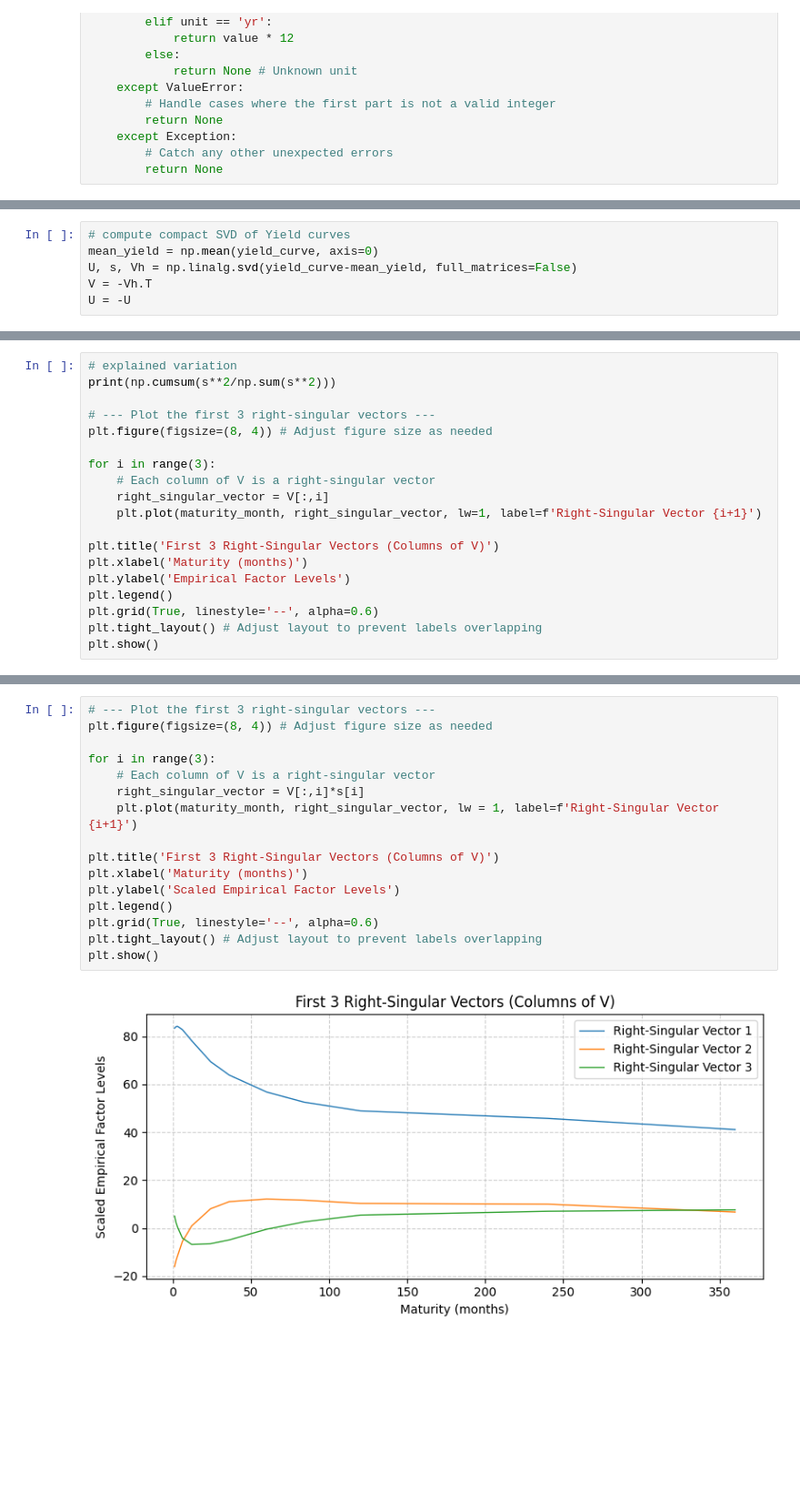
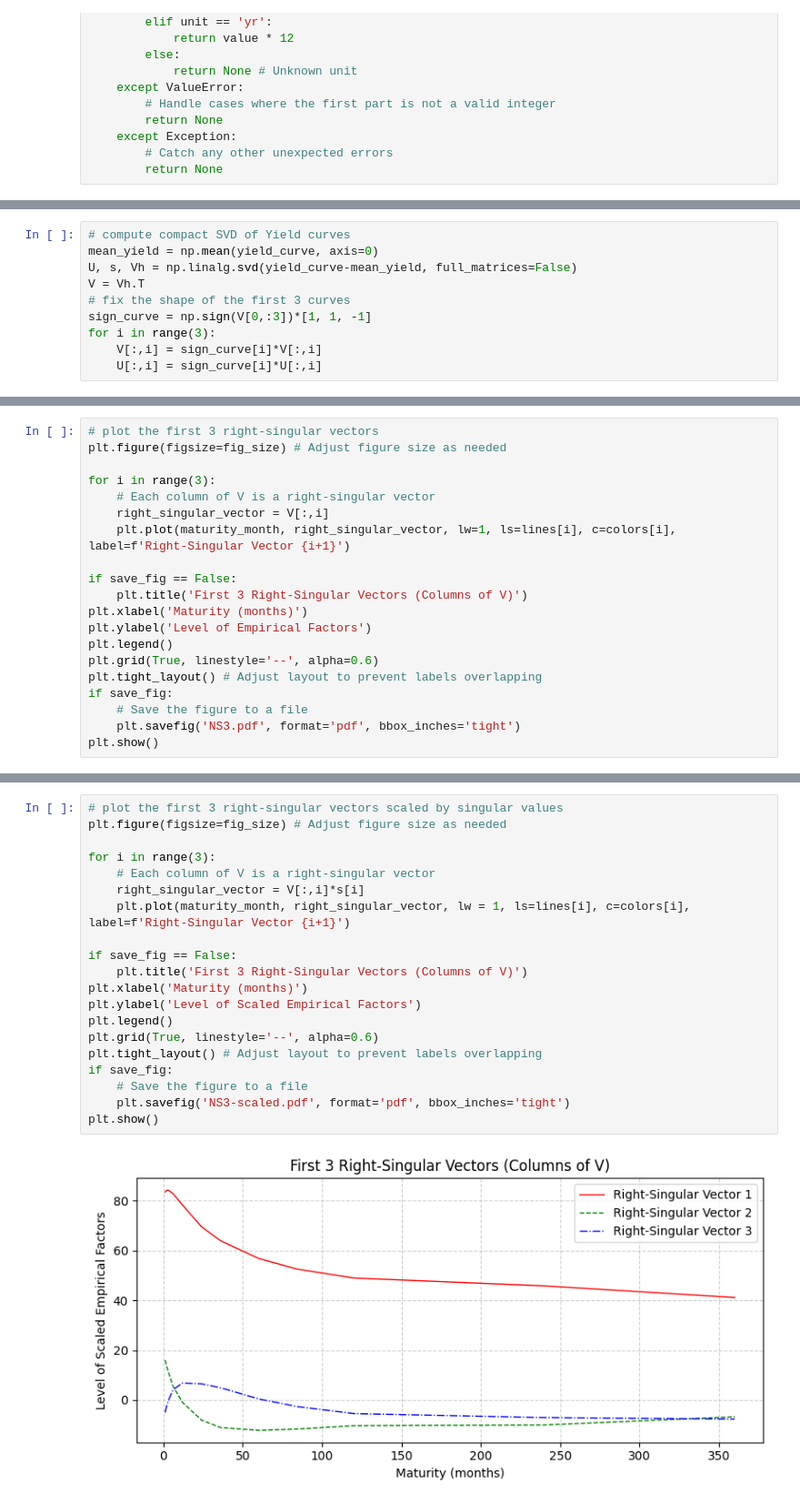
Before and after one commit to kyunghyuncho/Foundations_of_Linear_Algebra_for_Data_Science, a Jupyter notebook: Ch6-3 Yield Curves.ipynb, the cells around one changed output, grey strips where cells are left out. Shown at 91% size. Drawn from its saved outputs; the diff is of its cells as text; blank space fills up the shorter version.

```diff
--- a/Ch6-3 Yield Curves.ipynb
+++ b/Ch6-3 Yield Curves.ipynb
@@ -141,5 +174,9 @@ plt.show()
 # compute compact SVD of Yield curves
 mean_yield = np.mean(yield_curve, axis=0)
 U, s, Vh = np.linalg.svd(yield_curve-mean_yield, full_matrices=False)
-V = -Vh.T
-U = -U
+V = Vh.T
+# fix the shape of the first 3 curves
+sign_curve = np.sign(V[0,:3])*[1, 1, -1]
+for i in range(3):
+    V[:,i] = sign_curve[i]*V[:,i]
+    U[:,i] = sign_curve[i]*U[:,i]
@@ -146,20 +188,21 @@ U = -U
 # %%
-# explained variation
-print(np.cumsum(s**2/np.sum(s**2)))
-
-# --- Plot the first 3 right-singular vectors ---
-plt.figure(figsize=(8, 4)) # Adjust figure size as needed
+# plot the first 3 right-singular vectors
+plt.figure(figsize=fig_size) # Adjust figure size as needed
 
 for i in range(3):
     # Each column of V is a right-singular vector
     right_singular_vector = V[:,i]
-    plt.plot(maturity_month, right_singular_vector, lw=1, label=f'Right-Singular Vector {i+1}')
+    plt.plot(maturity_month, right_singular_vector, lw=1, ls=lines[i], c=colors[i], label=f'Right-Singular Vector {i+1}')
 
-plt.title('First 3 Right-Singular Vectors (Columns of V)')
+if save_fig == False:
+    plt.title('First 3 Right-Singular Vectors (Columns of V)')
 plt.xlabel('Maturity (months)')
-plt.ylabel('Empirical Factor Levels')
+plt.ylabel('Level of Empirical Factors')
 plt.legend()
 plt.grid(True, linestyle='--', alpha=0.6)
 plt.tight_layout() # Adjust layout to prevent labels overlapping
+if save_fig:
+    # Save the figure to a file
+    plt.savefig('NS3.pdf', format='pdf', bbox_inches='tight')
 plt.show()
 # %% [output]
@@ -168,18 +210,22 @@ plt.show()
 # %%
-# --- Plot the first 3 right-singular vectors ---
-plt.figure(figsize=(8, 4)) # Adjust figure size as needed
+# plot the first 3 right-singular vectors scaled by singular values
+plt.figure(figsize=fig_size) # Adjust figure size as needed
 
 for i in range(3):
     # Each column of V is a right-singular vector
     right_singular_vector = V[:,i]*s[i]
-    plt.plot(maturity_month, right_singular_vector, lw = 1, label=f'Right-Singular Vector {i+1}')
+    plt.plot(maturity_month, right_singular_vector, lw = 1, ls=lines[i], c=colors[i], label=f'Right-Singular Vector {i+1}')
 
-plt.title('First 3 Right-Singular Vectors (Columns of V)')
+if save_fig == False:
+    plt.title('First 3 Right-Singular Vectors (Columns of V)')
 plt.xlabel('Maturity (months)')
-plt.ylabel('Scaled Empirical Factor Levels')
+plt.ylabel('Level of Scaled Empirical Factors')
 plt.legend()
 plt.grid(True, linestyle='--', alpha=0.6)
 plt.tight_layout() # Adjust layout to prevent labels overlapping
+if save_fig:
+    # Save the figure to a file
+    plt.savefig('NS3-scaled.pdf', format='pdf', bbox_inches='tight')
 plt.show()
 # %% [output]
-[figure, old version]
+[figure, new version]
```
Also changed, not shown: parts of 9 cells of this notebook, 1 other file.
